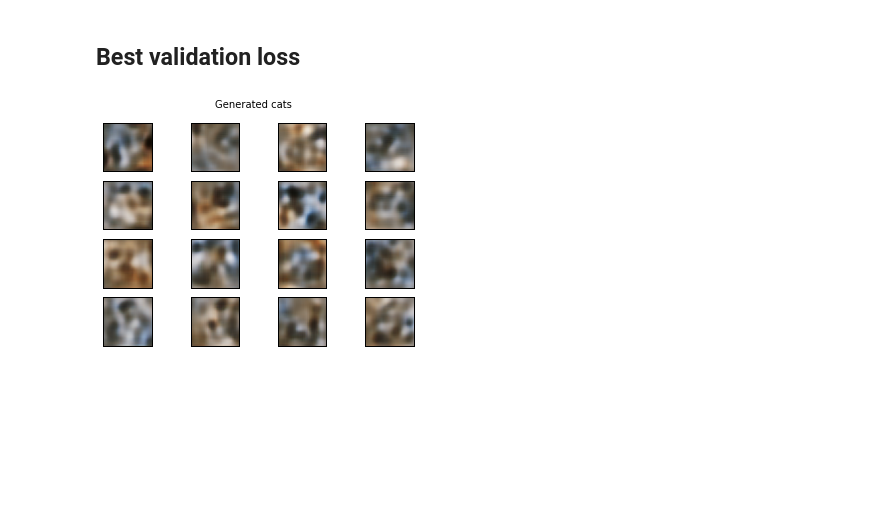
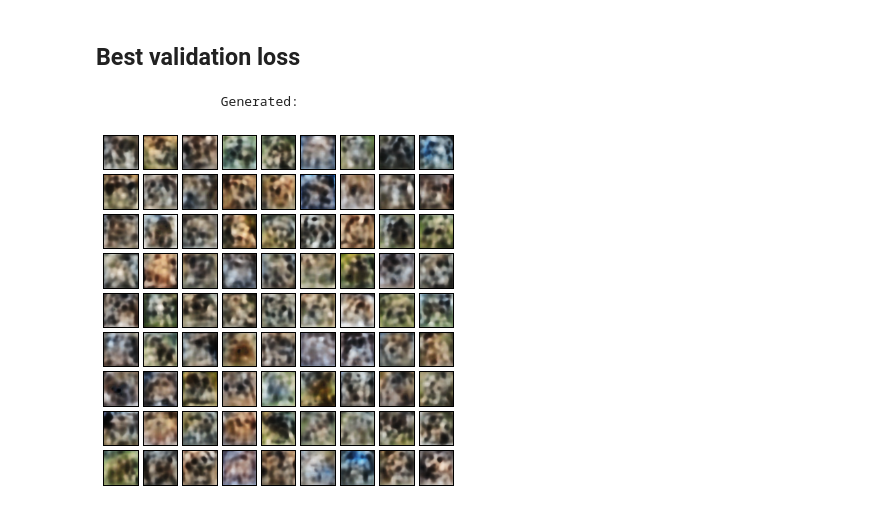
Before and after one commit to cpfpengfei/dogGenerator, a Jupyter notebook: kerasCat.ipynb, the cells around one changed output. Saved outputs shown, nothing was run; the diff lists cells and outputs as text; code cells hidden in the pictures; blank space fills up the shorter version.

```diff
--- a/kerasCat.ipynb
+++ b/kerasCat.ipynb
@@ -40,10 +41,12 @@ else:
 # %% [markdown]
 ## Set some parameters
 # %%
-batchSize = 32
-codeSize  = 128
-imgSize   = 200
-filters   = 32
+batchSize = 16
+codeSize  = 2048
+imgSize   = 256
+filters   = 64
+
+colour = 3
 
 factor = imgSize * imgSize
 # %% [markdown]
@@ -184,8 +222,10 @@ VAE.load_weights( "weights/catGen.hdf5" )
 # %%
-codes = np.random.normal( size = (16, codeSize) )
+codes = np.random.normal( size = (81, codeSize), loc = 0.0, scale = 1.0 )
 cats = decoder.predict( codes )
 
-plotGrid( cats, "Generated cats" )
+print( "\t\tGenerated:" )
+plotGrid( cats, "", (5, 5) )
 # %% [output]
+                Generated:
-[figure, old version]
+[figure, new version]
 # %%
```
Also changed, not shown: parts of 12 cells of this notebook, 7 other files.
